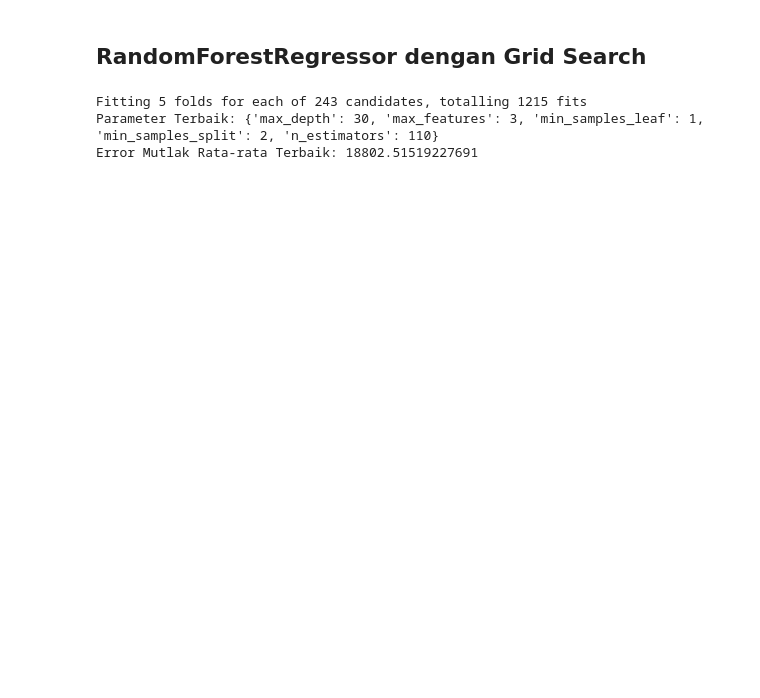
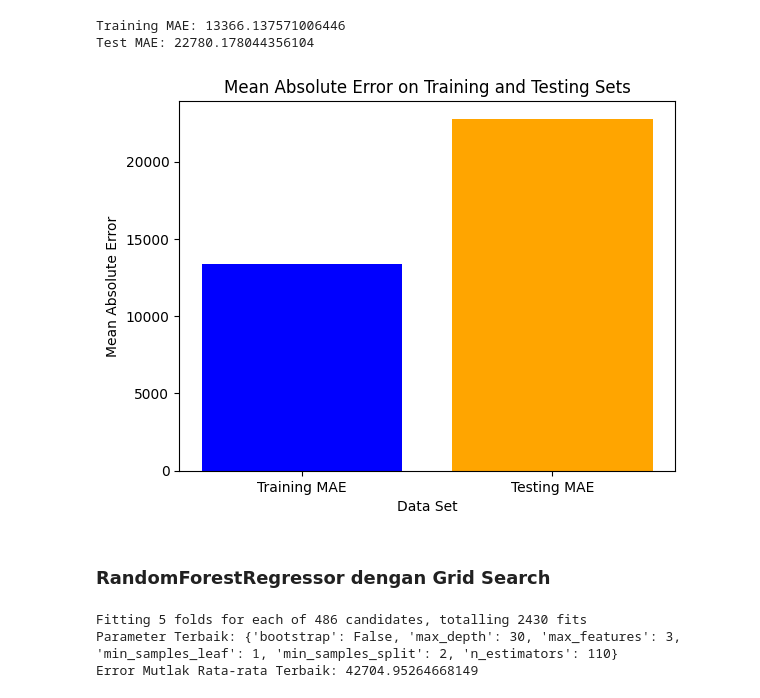
Before and after one commit to naufalsutrisna/Room-Pricing-Bukit-Vista, a Jupyter notebook: machine learning/randomforest_model.ipynb, the cells around one changed output. Drawn from its saved outputs; the diff is of its cells as text; code cells hidden in the pictures; blank space fills up the shorter version.

```diff
--- a/machine learning/randomforest_model.ipynb
+++ b/machine learning/randomforest_model.ipynb
@@ -21,13 +20,7 @@ df = pd.read_csv(data_path)
 # %%
 # mendefinisi kolom yang memprediksi (xcol) dan diprediksi (ycol)
 ycol = df['average_daily_rate']
-xcol = df[['stay_duration_in_days',
-'booking_window',
-'distance_to_coastline',
-'lat',
-'review_sentiment_score',
-'lng',
-'rating']]
+xcol = df.drop(columns=['property_name', 'room_id', 'average_daily_rate'])
 
 # Split the data into training and testing sets
 x_train, x_test, y_train, y_test = train_test_split(xcol, ycol, test_size=0.2, random_state=42)
@@ -33,0 +29,17 @@ x_train, x_test, y_train, y_test = train_test_split(xcol, ycol, test_size=0.2, r
+# %%
+# menggunakan RandomForestRegressor dengan parameter terbaik
+rf_regressor = RandomForestRegressor(
+    n_jobs=-1
+)
+
+# print parameters
+print("Parameters used by RandomForestRegressor:")
+for param, value in rf_regressor.get_params().items():
+    print(f"{param}: {value}")
+
+# train model
+rf_regressor.fit(x_train, y_train)
+
+# prediksi di test set
+y_pred_train = rf_regressor.predict(x_train)
+y_pred_test = rf_regressor.predict(x_test)
@@ -34,5 +66,26 @@ x_train, x_test, y_train, y_test = train_test_split(xcol, ycol, test_size=0.2, r
+# %%
+# Evaluasi model menggunakan MAE
+train_mae = mean_absolute_error(y_train, y_pred_train)
+test_mae = mean_absolute_error(y_test, y_pred_test)
+
+print(f'Training MAE: {train_mae}')
+print(f'Test MAE: {test_mae}')
+
+# Plot  MAE
+mae_values = [train_mae, test_mae]
+labels = ['Training MAE', 'Testing MAE']
+
+plt.bar(labels, mae_values, color=['blue', 'orange'])
+plt.xlabel('Data Set')
+plt.ylabel('Mean Absolute Error')
+plt.title('Mean Absolute Error on Training and Testing Sets')
+plt.show()
+# %% [output]
+Training MAE: 13366.137571006446
+Test MAE: 22780.178044356104
+[figure, added]
 # %% [markdown]
-## RandomForestRegressor dengan Grid Search
+### RandomForestRegressor dengan Grid Search
 # %%
 from sklearn.model_selection import GridSearchCV
 
@@ -46,6 +99,7 @@ param_grid = {
     'max_depth' : [10,20,30],
     'min_samples_split' : [2,3,4],
     'min_samples_leaf' : [1,2,3],
+    'bootstrap': [True, False]
 }
 
 # Atur Grid Search
@@ -66,9 +120,9 @@ best_score_rf = grid_search_rf.best_score_
 print(f'Parameter Terbaik: {best_params_rf}')
 print(f'Error Mutlak Rata-rata Terbaik: {-best_score_rf}')
 # %% [output]
-Fitting 5 folds for each of 243 candidates, totalling 1215 fits
-Parameter Terbaik: {'max_depth': 30, 'max_features': 3, 'min_samples_leaf': 1, 'min_samples_split': 2, 'n_estimators': 110}
-Error Mutlak Rata-rata Terbaik: 18802.51519227691
+Fitting 5 folds for each of 486 candidates, totalling 2430 fits
+Parameter Terbaik: {'bootstrap': False, 'max_depth': 30, 'max_features': 3, 'min_samples_leaf': 1, 'min_samples_split': 2, 'n_estimators': 110}
+Error Mutlak Rata-rata Terbaik: 42704.95264668149
 # %%
 # menggunakan RandomForestRegressor dengan parameter terbaik
 rf_regressor = RandomForestRegressor(
```
Also changed, not shown: parts of 19 cells of this notebook.
